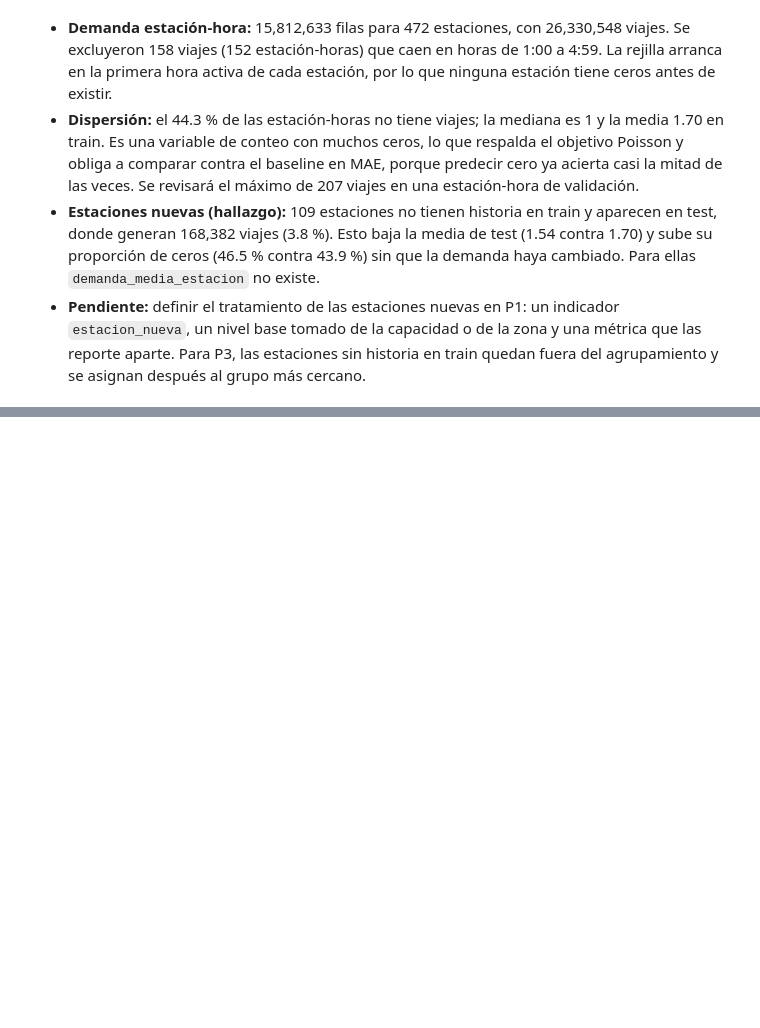
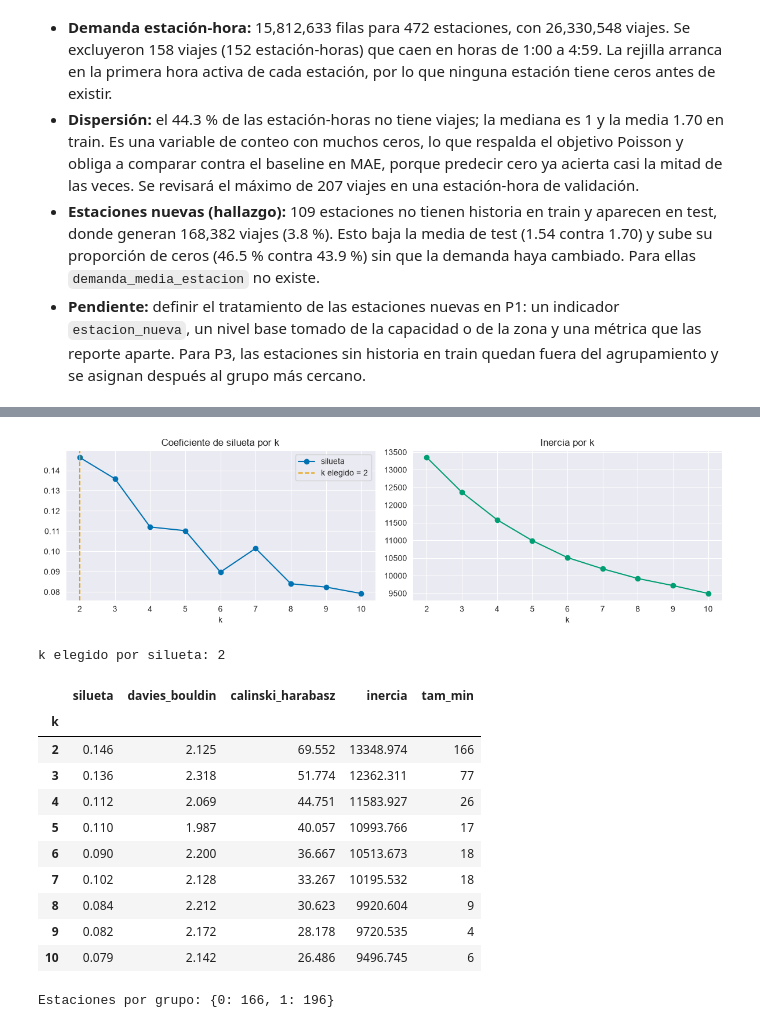
Before and after one commit to sanchezdavilaluisarturo/MLOps-ProyectoMiBici-Equipo7, a Jupyter notebook: notebooks/0.03-lasd-exploracion-carga.ipynb, the cells around one changed output, grey strips where cells are left out. Drawn from its saved outputs; the diff is of its cells as text; code cells hidden in the pictures; blank space fills up the shorter version.

```diff
--- a/notebooks/0.03-lasd-exploracion-carga.ipynb
+++ b/notebooks/0.03-lasd-exploracion-carga.ipynb
@@ -917,0 +1032,62 @@ Viajes limpios                  : 26,330,706
+# %%
+# Ajuste de K-Means para cada k y selección por silueta
+escalador = StandardScaler().fit(X_train)
+Z_train = escalador.transform(X_train)
+assert np.isfinite(Z_train).all(), "variables escaladas con valores no finitos"
+
+resultados_k = []
+for k in range(K_MINIMO, K_MAXIMO + 1):
+    modelo_k = KMeans(n_clusters=k, n_init=10, random_state=SEMILLA).fit(Z_train)
+    resultados_k.append({
+        "k": k,
+        "silueta": silhouette_score(Z_train, modelo_k.labels_),
+        "davies_bouldin": davies_bouldin_score(Z_train, modelo_k.labels_),
+        "calinski_harabasz": calinski_harabasz_score(Z_train, modelo_k.labels_),
+        "inercia": modelo_k.inertia_,
+        "tam_min": int(np.bincount(modelo_k.labels_).min()),
+    })
+resultados_k = pd.DataFrame(resultados_k).set_index("k")
+K_ELEGIDO = int(resultados_k["silueta"].idxmax())
+
+fig, ejes = plt.subplots(1, 2, figsize=(12, 3.5))
+resultados_k["silueta"].plot(marker="o", ax=ejes[0], color=AZUL)
+ejes[0].axvline(K_ELEGIDO, color=NARANJA, linestyle="--", label=f"k elegido = {K_ELEGIDO}")
+ejes[0].set_title("Coeficiente de silueta por k")
+ejes[0].set_xlabel("k")
+ejes[0].legend()
+resultados_k["inercia"].plot(marker="o", ax=ejes[1], color=VERDE)
+ejes[1].set_title("Inercia por k")
+ejes[1].set_xlabel("k")
+plt.tight_layout()
+plt.show()
+
+print("k elegido por silueta:", K_ELEGIDO)
+resultados_k.round(3)
+# %% [output]
+[figure, added]
+k elegido por silueta: 2
+|  | silueta | davies_bouldin | calinski_harabasz | inercia | tam_min |
+| k |  |  |  |  |  |
+| 2 | 0.146 | 2.125 | 69.552 | 13348.974 | 166 |
+| 3 | 0.136 | 2.318 | 51.774 | 12362.311 | 77 |
+| 4 | 0.112 | 2.069 | 44.751 | 11583.927 | 26 |
+| 5 | 0.110 | 1.987 | 40.057 | 10993.766 | 17 |
+| 6 | 0.090 | 2.200 | 36.667 | 10513.673 | 18 |
+| 7 | 0.102 | 2.128 | 33.267 | 10195.532 | 18 |
+| 8 | 0.084 | 2.212 | 30.623 | 9920.604 | 9 |
+| 9 | 0.082 | 2.172 | 28.178 | 9720.535 | 4 |
+| 10 | 0.079 | 2.142 | 26.486 | 9496.745 | 6 |
+# %%
+# Modelo base: escalador + K-Means con el k elegido (un solo objeto para registrar y reutilizar)
+modelo_base = Pipeline([
+    ("escalador", StandardScaler()),
+    ("kmeans", KMeans(n_clusters=K_ELEGIDO, n_init=10, random_state=SEMILLA)),
+]).fit(X_train)
+
+etiquetas_train = modelo_base.named_steps["kmeans"].labels_
+caracteristicas_train = caracteristicas_train.assign(grupo=etiquetas_train)
+
+tamanos = pd.Series(etiquetas_train).value_counts().sort_index()
+print("Estaciones por grupo:", tamanos.to_dict())
+# %% [output]
+Estaciones por grupo: {0: 166, 1: 196}
```
Also changed, not shown: parts of 13 cells of this notebook.
